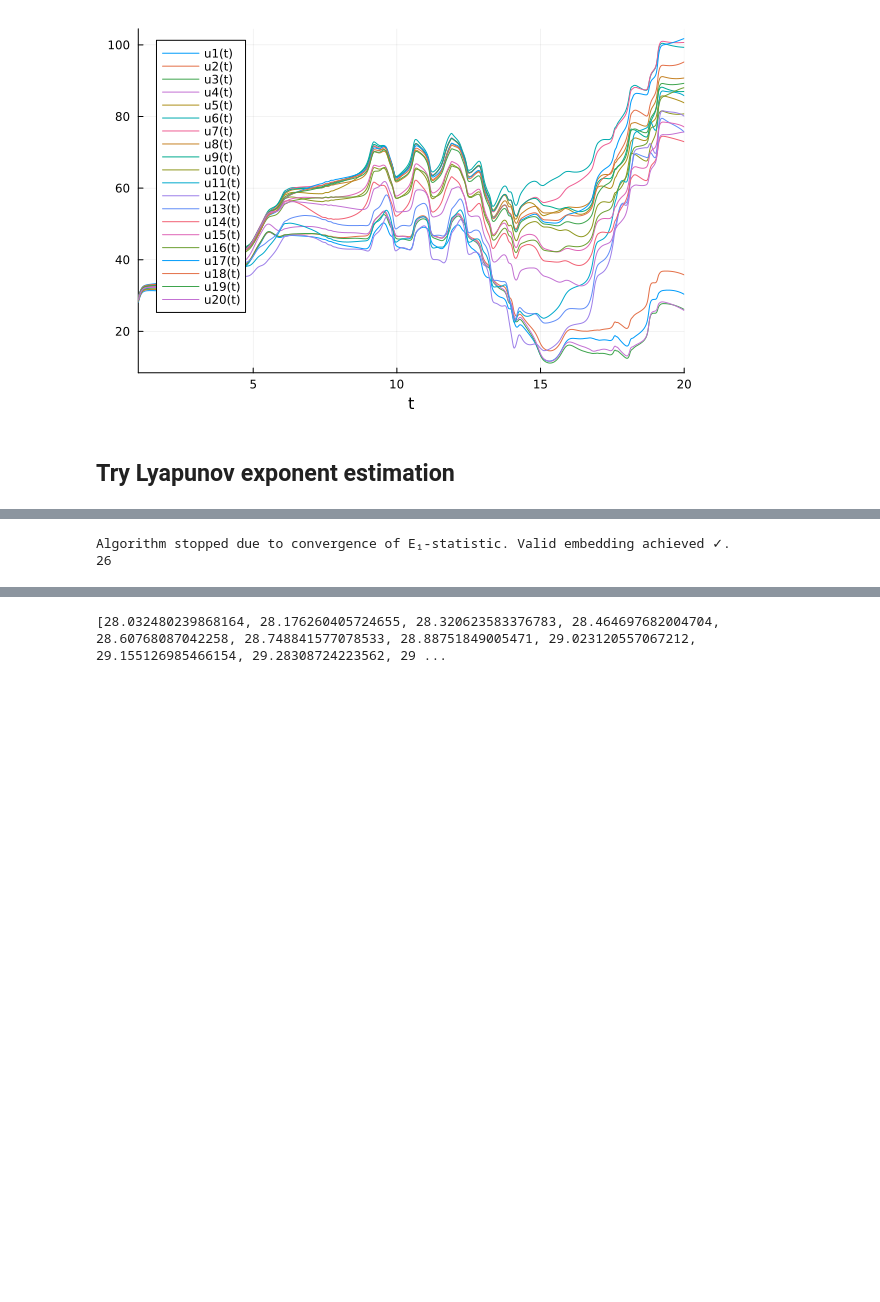
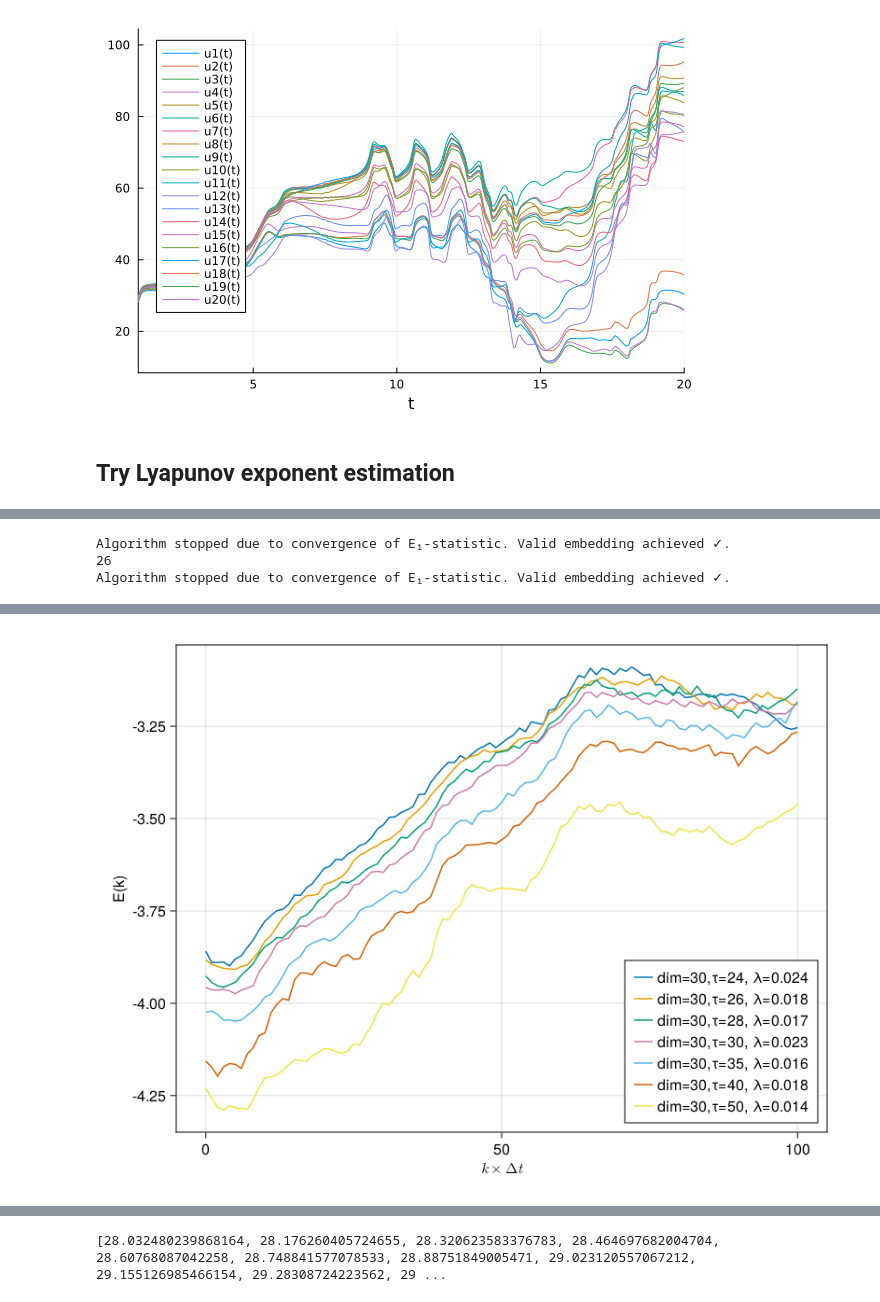
Before and after one commit to TobiasGerwald/MMLDS_project, a Jupyter notebook: src/SINDy_El_Nino.ipynb, the cells around one changed output, grey strips where cells are left out. Drawn from its saved outputs; the diff is of its cells as text; code cells hidden in the pictures; blank space fills up the shorter version.

```diff
--- a/src/SINDy_El_Nino.ipynb
+++ b/src/SINDy_El_Nino.ipynb
@@ -135,6 +141,9 @@ D, τ, E = optimal_traditional_de(s)
 #data_embedded = embed(s, 5,17)
 #println(length(data_embedded)-k_values[end])
 println(τ)
+fig1 = plot_lyapunov_exp(sol_sindy, [30], [24,26,28,30,35,40,50], k_values = 0:10:1000)
+fig1
 # %% [output]
 Algorithm stopped due to convergence of E₁-statistic. Valid embedding achieved ✓.
 26
+Algorithm stopped due to convergence of E₁-statistic. Valid embedding achieved ✓.
@@ -140,0 +164 @@ Algorithm stopped due to convergence of E₁-statistic. Valid embedding achieved
+[figure, added]
```
Also changed, not shown: parts of 10 cells of this notebook.
